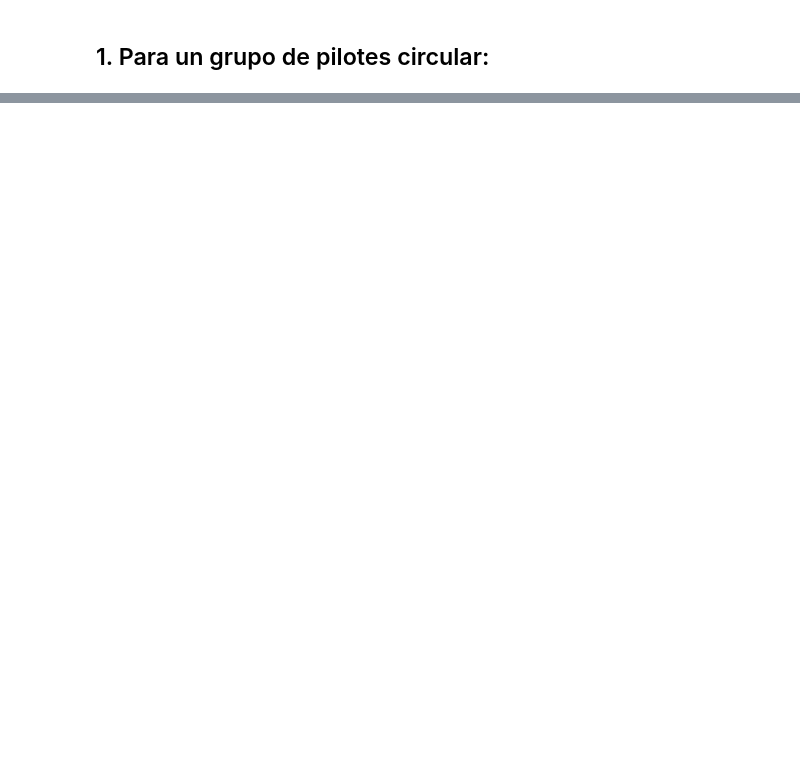
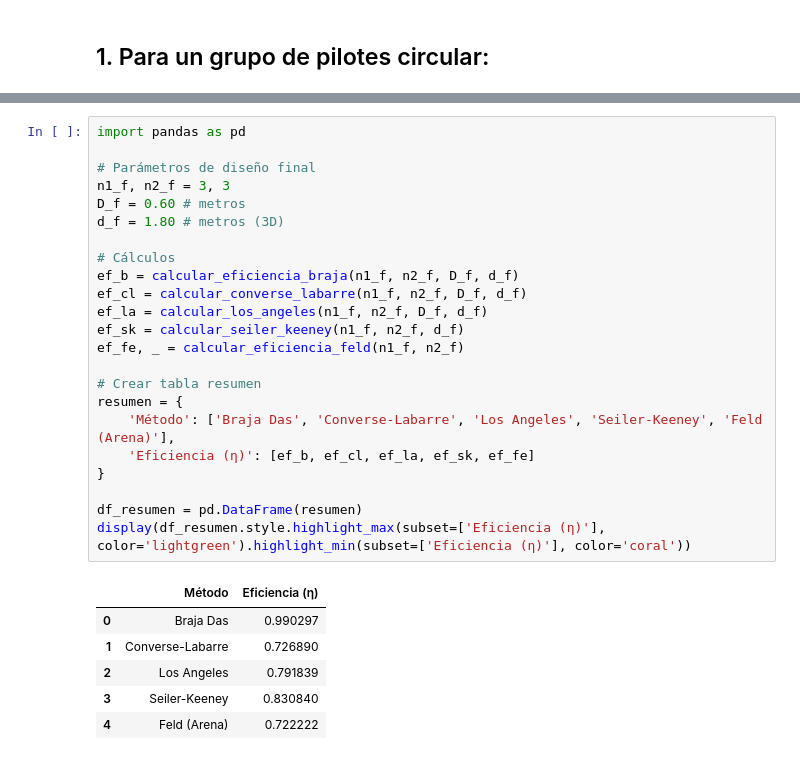
Before and after one commit to fbespinoza/fbespinoza, a Jupyter notebook: Proyecto2_fundaciones.ipynb, the cells around one changed output, grey strips where cells are left out. Cells and saved outputs as stored; diff of their text form; blank space fills up the shorter version.

```diff
--- a/Proyecto2_fundaciones.ipynb
+++ b/Proyecto2_fundaciones.ipynb
@@ -143,0 +339,30 @@ La eficiencia (Braja Das) para el grupo es: 1.2964
+# %%
+import pandas as pd
+
+# Parámetros de diseño final
+n1_f, n2_f = 3, 3
+D_f = 0.60 # metros
+d_f = 1.80 # metros (3D)
+
+# Cálculos
+ef_b = calcular_eficiencia_braja(n1_f, n2_f, D_f, d_f)
+ef_cl = calcular_converse_labarre(n1_f, n2_f, D_f, d_f)
+ef_la = calcular_los_angeles(n1_f, n2_f, D_f, d_f)
+ef_sk = calcular_seiler_keeney(n1_f, n2_f, d_f)
+ef_fe, _ = calcular_eficiencia_feld(n1_f, n2_f)
+
+# Crear tabla resumen
+resumen = {
+    'Método': ['Braja Das', 'Converse-Labarre', 'Los Angeles', 'Seiler-Keeney', 'Feld (Arena)'],
+    'Eficiencia (η)': [ef_b, ef_cl, ef_la, ef_sk, ef_fe]
+}
+
+df_resumen = pd.DataFrame(resumen)
+display(df_resumen.style.highlight_max(subset=['Eficiencia (η)'], color='lightgreen').highlight_min(subset=['Eficiencia (η)'], color='coral'))
+# %% [output]
+|  | Método | Eficiencia (η) |
+| 0 | Braja Das | 0.990297 |
+| 1 | Converse-Labarre | 0.726890 |
+| 2 | Los Angeles | 0.791839 |
+| 3 | Seiler-Keeney | 0.830840 |
+| 4 | Feld (Arena) | 0.722222 |
```
Also changed, not shown: parts of 15 cells of this notebook.
